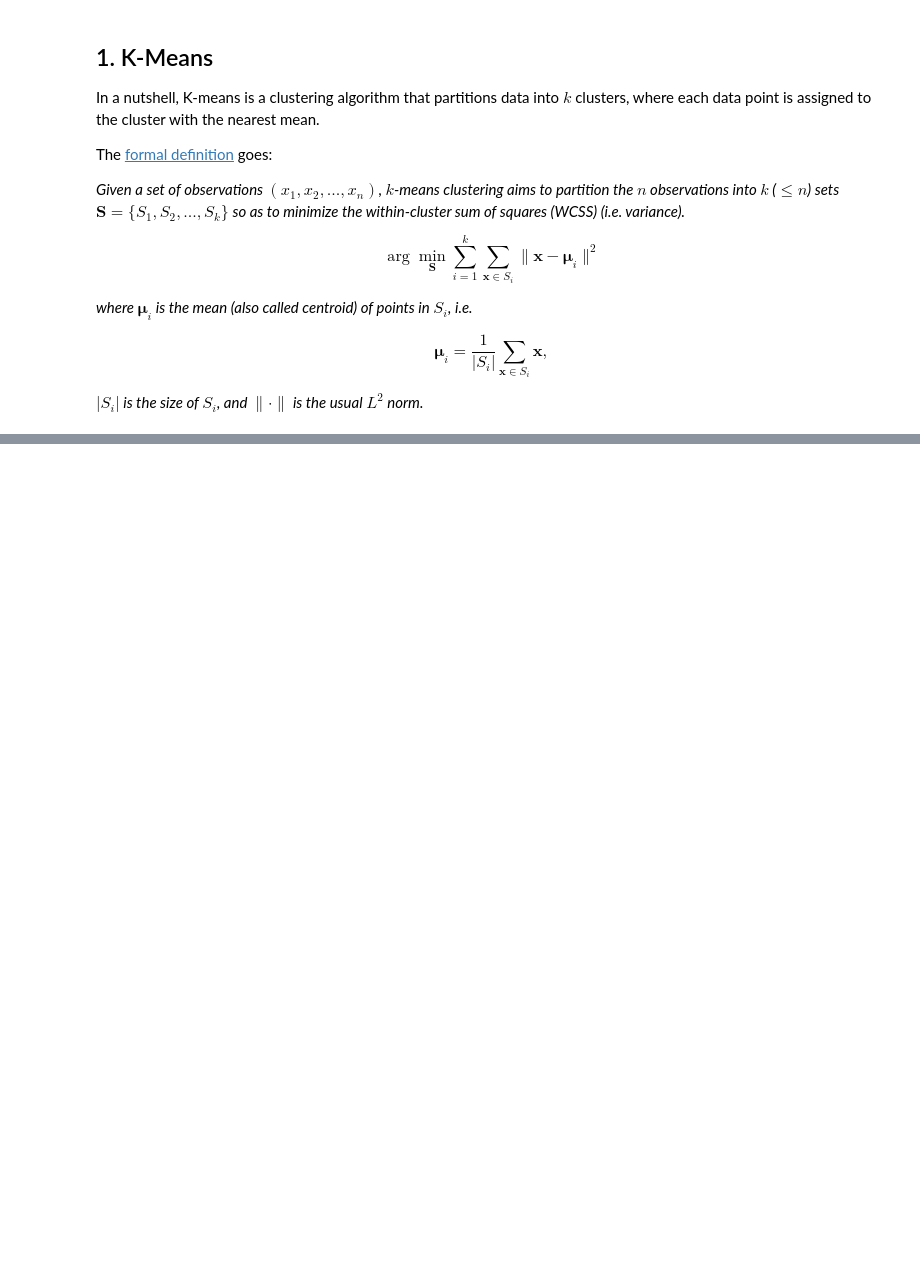
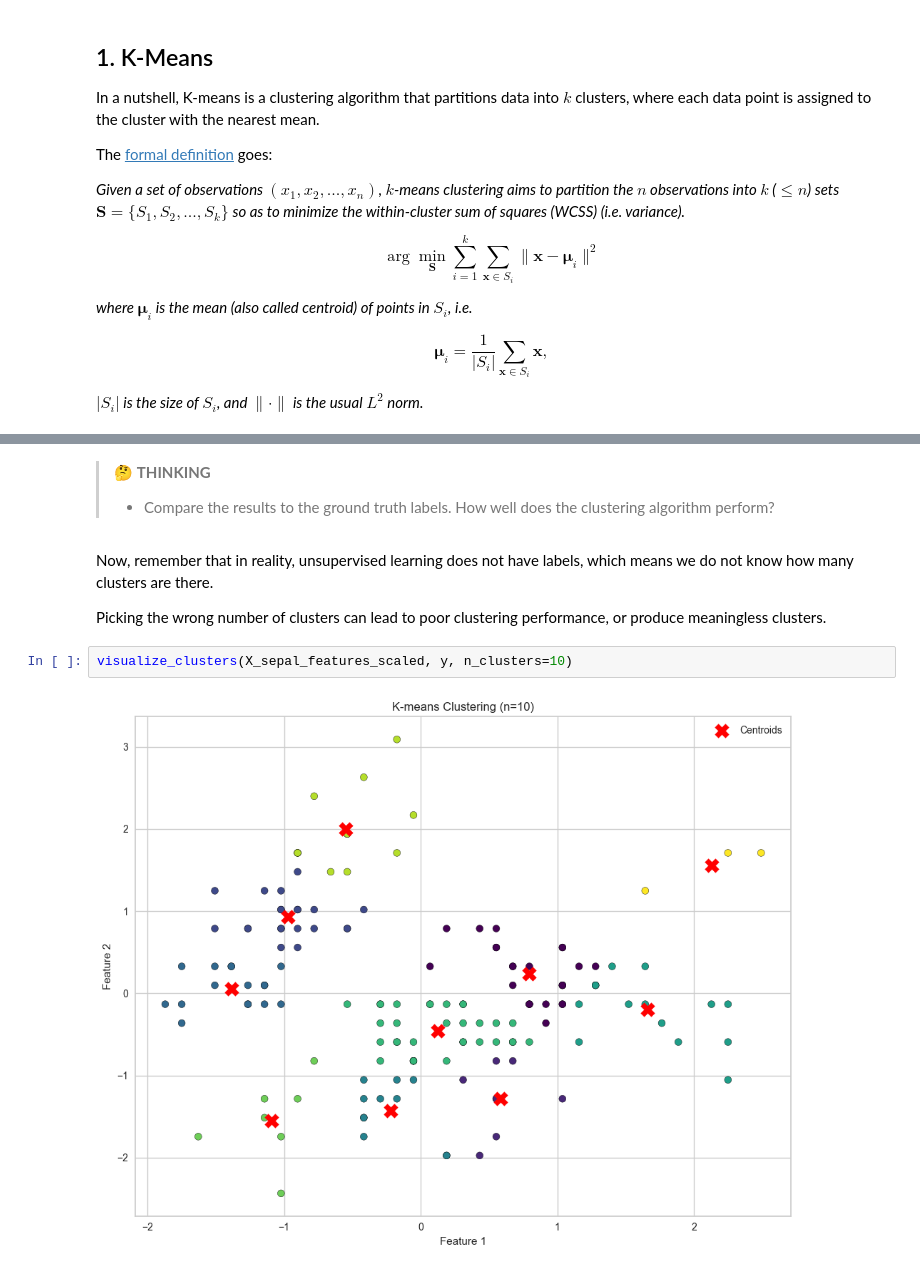
Before and after one commit to ut-vision/30min-of-deep-learning, a Jupyter notebook: 14_Clustering/index.ipynb, the cells around one changed output, grey strips where cells are left out. Cells and saved outputs as stored; diff of their text form; blank space fills up the shorter version.

```diff
--- a/14_Clustering/index.ipynb
+++ b/14_Clustering/index.ipynb
@@ -35,0 +131,12 @@ Let us use our Iris dataset to implement a demo for K-means clustering.
+# %% [markdown]
+> 🤔 **THINKING**
+>
+> - Compare the results to the ground truth labels. How well does the clustering algorithm perform?
+# %% [markdown]
+Now, remember that in reality, unsupervised learning does not have labels, which means we do not know how many clusters are there.
+
+Picking the wrong number of clusters can lead to poor clustering performance, or produce meaningless clusters.
+# %%
+visualize_clusters(X_sepal_features_scaled, y, n_clusters=10)
+# %% [output]
+[figure, added]
```
Also changed, not shown: parts of 19 cells of this notebook, 2 other files.
